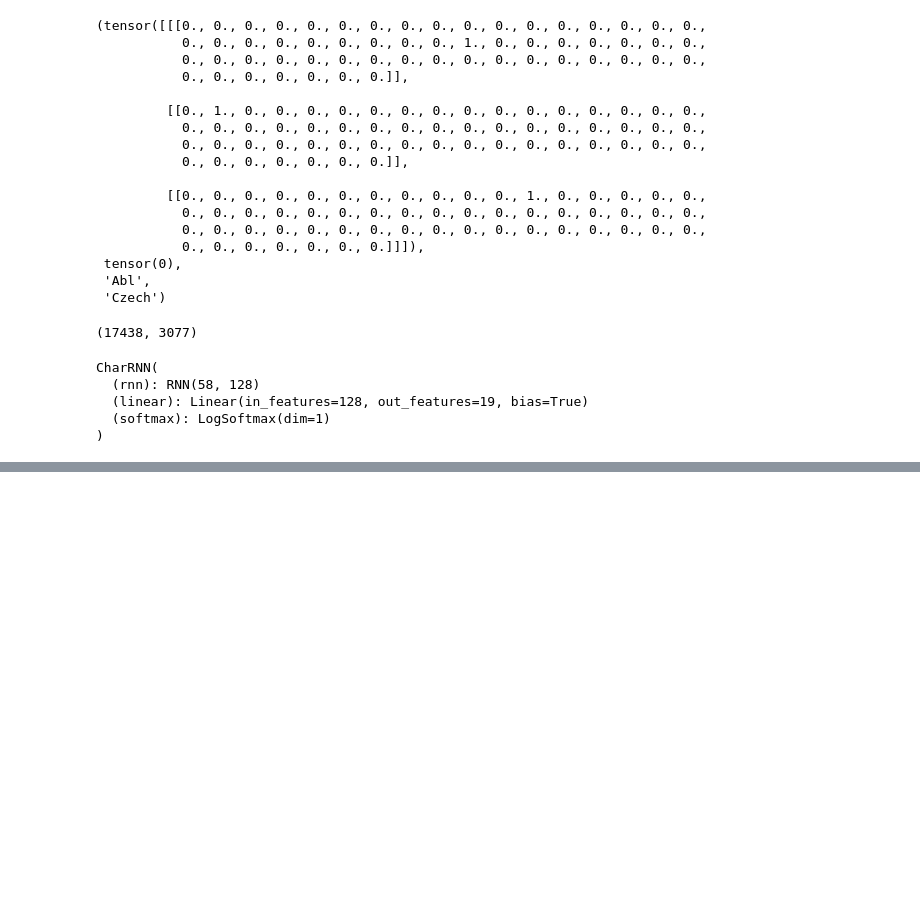
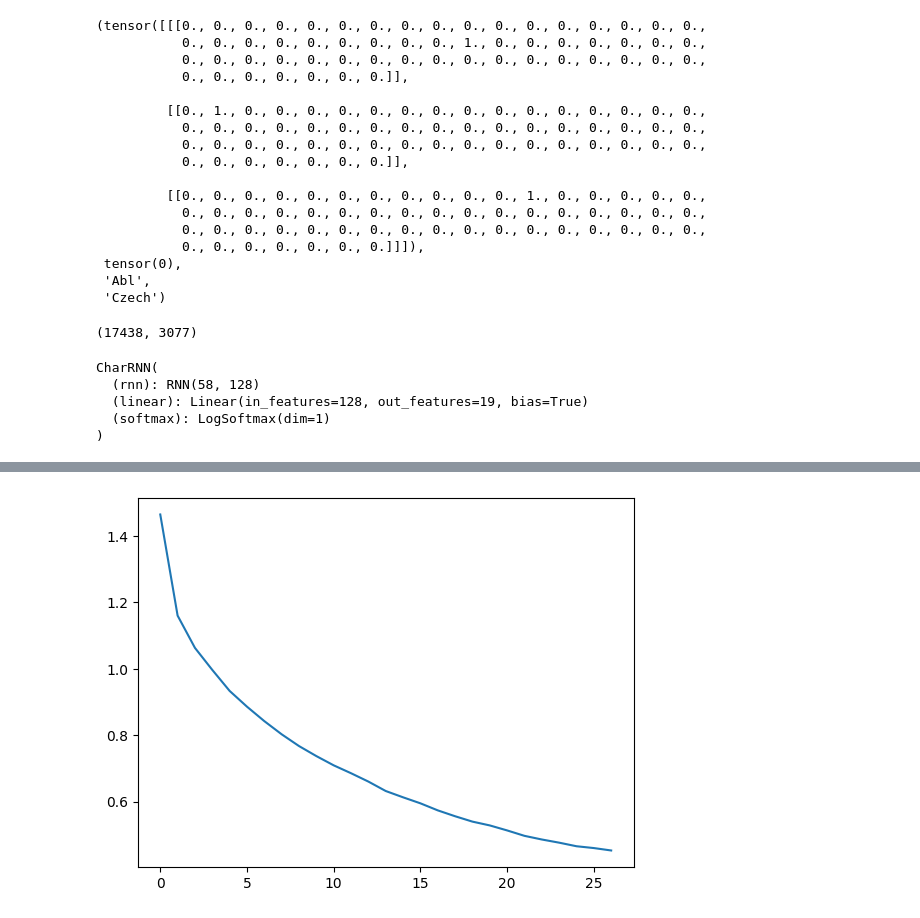
Before and after one commit to demirbey05/jarvis.dl, a Jupyter notebook: 3_Pytorch_NN.ipynb, the cells around one changed output, grey strips where cells are left out. Cells and saved outputs as stored; diff of their text form; code cells hidden in the pictures; blank space fills up the shorter version.

```diff
--- a/3_Pytorch_NN.ipynb
+++ b/3_Pytorch_NN.ipynb
@@ -209,7 +220,7 @@ def train(rnn,dataset,criterion = torch.nn.CrossEntropyLoss(),n_epoch = 10, lr =
 # %%
 import time
 start = time.time()
-all_losses = train(rnn, train_set)
+all_losses = train(rnn, train_set,n_epoch=27,lr=0.15)
 end = time.time()
 print(f"training took {end-start}s")
 # %% [output]
@@ -226,0 +240,8 @@ training took 16.477602005004883s
+# %%
+import matplotlib.pyplot as plt
+
+plt.figure()
+plt.plot(all_losses)
+plt.show()
+# %% [output]
+[figure, added]
```
Also changed, not shown: parts of 4 cells of this notebook.
